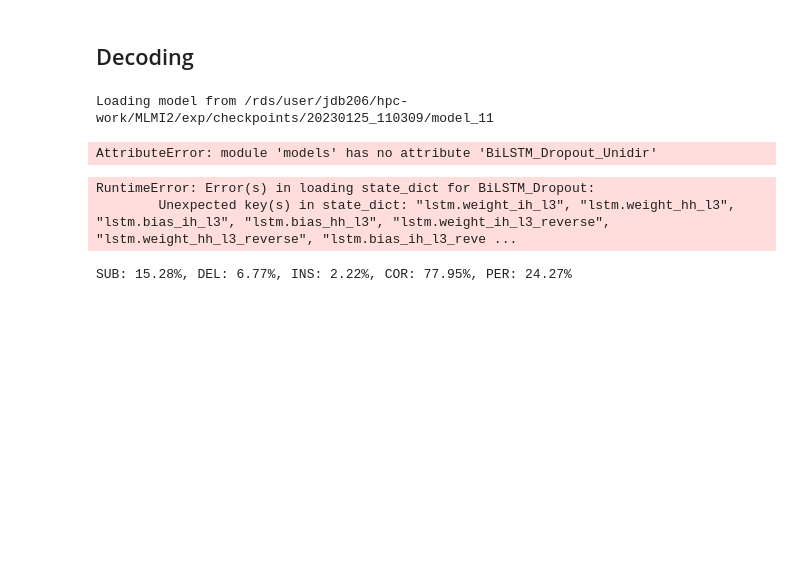
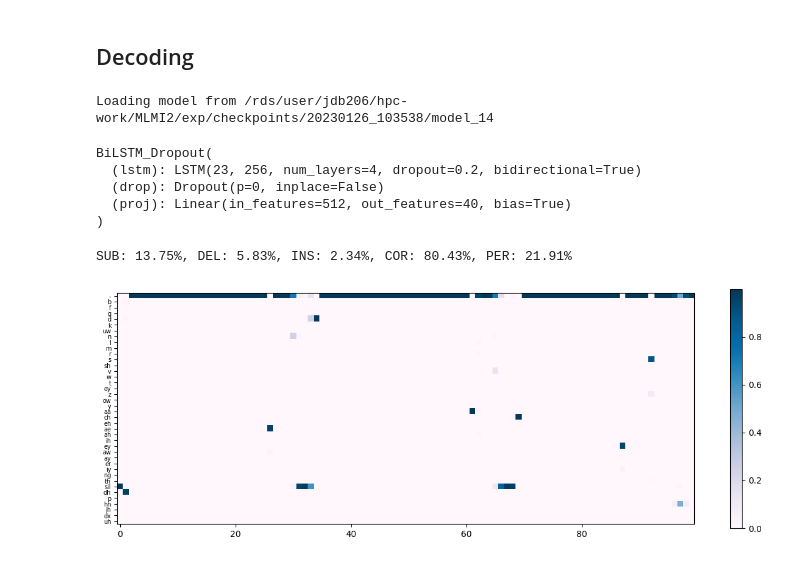
Before and after one commit to John-D-Boom/Speech-Recognition, a Jupyter notebook: MLMI2_Decoding.ipynb, the cells around one changed output. Drawn from its saved outputs; the diff is of its cells as text; code cells hidden in the pictures; blank space fills up the shorter version.

```diff
--- a/MLMI2_Decoding.ipynb
+++ b/MLMI2_Decoding.ipynb
@@ -83,7 +82,7 @@ args = {'seed': 123,
         'val_json': 'dev_fbank.json',
         'test_json': 'test_fbank.json',
         'batch_size': 4,
-        'num_layers': 2,
+        'num_layers': 4,
         'fbank_dims': 23,
         'model_dims': 256,
         'concat': 1,
@@ -126,27 +122,54 @@ KeyboardInterrupt:
 # %%
 import torch
 import models
-model_path = '/rds/user/jdb206/hpc-work/MLMI2/exp/checkpoints/20230125_110309/model_11'
+model_path = '/rds/user/jdb206/hpc-work/MLMI2/exp/checkpoints/20230126_103538/model_14'
 print('Loading model from {}'.format(model_path))
-model = models.BiLSTM_Dropout_Unidir(2,
-                              23,
-                              256,
-                              40,
-                              dropout = 0.2)
+device = torch.device("cuda:0" if torch.cuda.is_available() else "cpu")
+model.load_state_dict(torch.load(model_path, map_location=device))
+model.eval()
 # %% [output]
-Loading model from /rds/user/jdb206/hpc-work/MLMI2/exp/checkpoints/20230125_110309/model_11
+Loading model from /rds/user/jdb206/hpc-work/MLMI2/exp/checkpoints/20230126_103538/model_14
-AttributeError: module 'models' has no attribute 'BiLSTM_Dropout_Unidir'
+BiLSTM_Dropout(
+  (lstm): LSTM(23, 256, num_layers=4, dropout=0.2, bidirectional=True)
+  (drop): Dropout(p=0, inplace=False)
+  (proj): Linear(in_features=512, out_features=40, bias=True)
+)
-# %%
-
-device = torch.device("cuda:0" if torch.cuda.is_available() else "cpu")
-model.load_state_dict(torch.load(model_path, map_location=device))
-model.eval()
-# %% [output]
-RuntimeError: Error(s) in loading state_dict for BiLSTM_Dropout:
-        Unexpected key(s) in state_dict: "lstm.weight_ih_l3", "lstm.weight_hh_l3", "lstm.bias_ih_l3", "lstm.bias_hh_l3", "lstm.weight_ih_l3_reverse", "lstm.weight_hh_l3_reverse", "lstm.bias_ih_l3_reve ...
 # %%
 from decoder import decode
 results = decode(model, args, args.test_json)
 print("SUB: {:.2f}%, DEL: {:.2f}%, INS: {:.2f}%, COR: {:.2f}%, PER: {:.2f}%".format(*results))
 # %% [output]
-SUB: 15.28%, DEL: 6.77%, INS: 2.22%, COR: 77.95%, PER: 24.27%
+SUB: 13.75%, DEL: 5.83%, INS: 2.34%, COR: 80.43%, PER: 21.91%
+# %%
+fbank_path = '/rds/user/jdb206/hpc-work/MLMI2/exp/fbanks/FGCS0/SX316/fbank.pt'
+fbank = torch.load(fbank_path)
+fbank_mean = torch.mean(fbank, dim=0, keepdims=True)
+fbank_std = torch.std(fbank, dim=0, keepdims=True)
+fbank = (fbank - fbank_mean) / fbank_std
+
+with torch.no_grad():
+    output = torch.nn.functional.softmax(model(fbank), dim=-1).squeeze()
+    # outputs = torch.argmax(outputs, dim=-1).transpose(0, 1)
+# %%
+fig, ax = plt.subplots()
+fig.set_size_inches(15, 5)
+# Use imshow to generate heat map
+im = ax.imshow(output[:100].detach().numpy().transpose(), cmap='PuBu')
+
+# Set yticks
+yticks = [val for val in vocab.keys()]
+yticks[0] ='-'
+# Change fontsize
+for tick in ax.get_yticklabels():
+    tick.set_fontsize(7)
+
+ax.set_yticks(np.arange(0,40,1))
+ax.set_yticklabels(yticks)
+cbar = fig.colorbar(im)
+
+# Set dimensions
+
+# Show plot
+plt.show()
+# %% [output]
+[figure, added]
```
Also changed, not shown: parts of 4 cells of this notebook, 14 other files.
